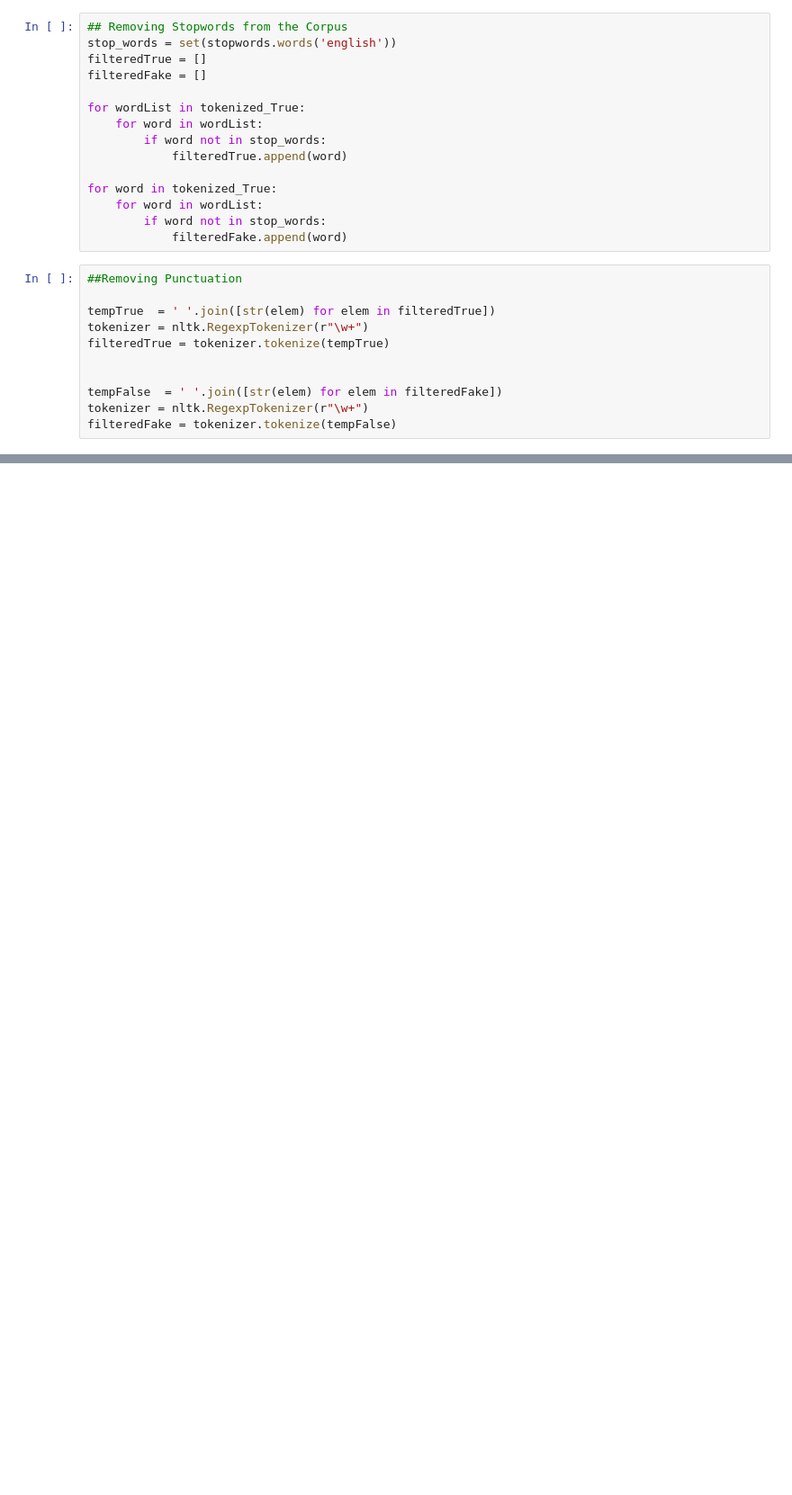
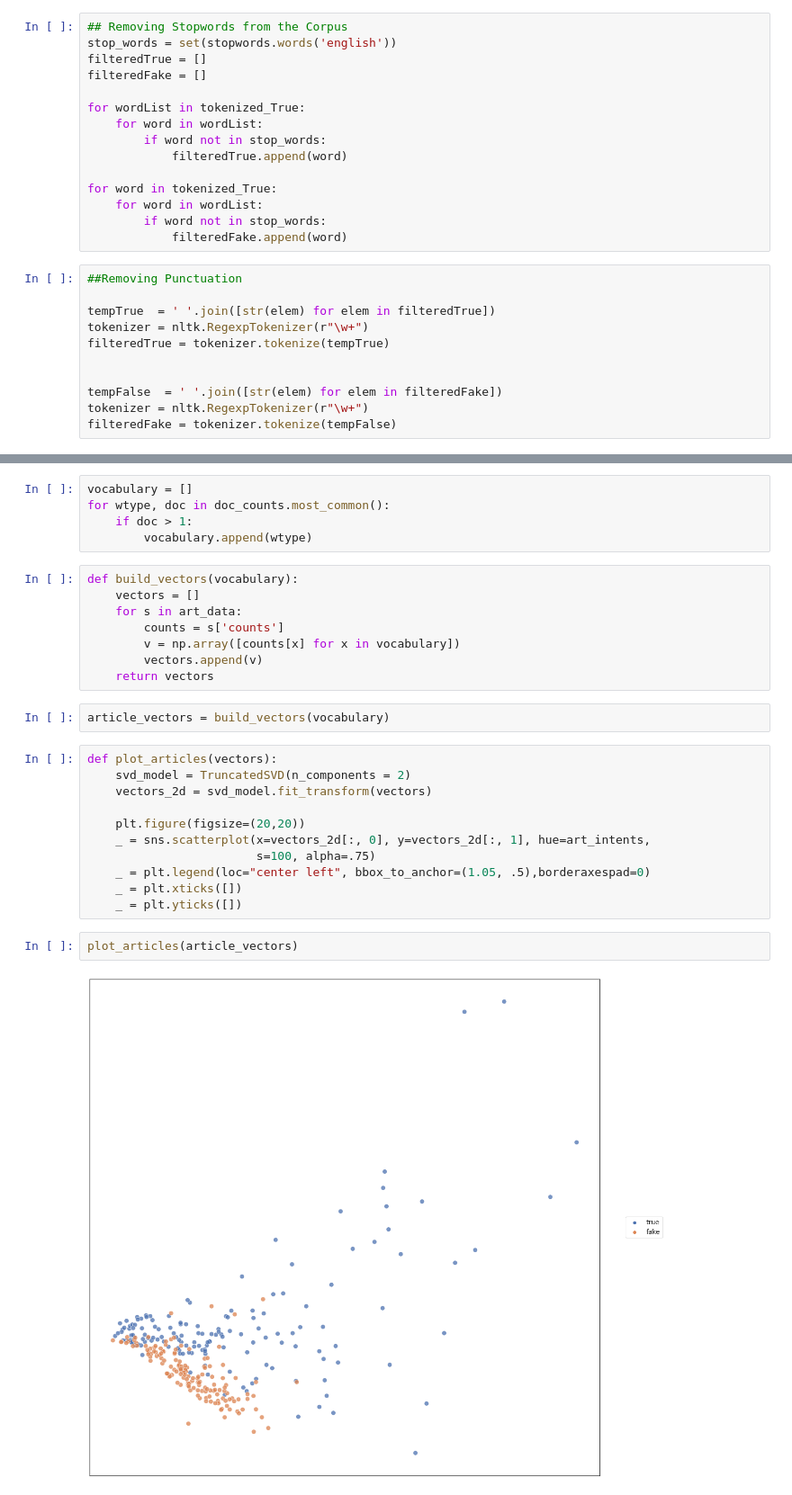
Before and after one commit to roy2219/info490cFinal, a Jupyter notebook: Tokenizing.ipynb, the cells around one changed output, grey strips where cells are left out. Shown at 90% size. Saved outputs shown, nothing was run; the diff lists cells and outputs as text; blank space fills up the shorter version.

Commit message:
finalized array creation, vectorizing, first feature visualizations

```diff
--- a/Tokenizing.ipynb
+++ b/Tokenizing.ipynb
@@ -113,0 +167,30 @@ for index, row in true.iterrows():
+# %%
+vocabulary = []
+for wtype, doc in doc_counts.most_common():
+    if doc > 1:
+        vocabulary.append(wtype)
+# %%
+def build_vectors(vocabulary):
+    vectors = []
+    for s in art_data:
+        counts = s['counts']
+        v = np.array([counts[x] for x in vocabulary])
+        vectors.append(v)
+    return vectors
+# %%
+article_vectors = build_vectors(vocabulary)
+# %%
+def plot_articles(vectors):
+    svd_model = TruncatedSVD(n_components = 2)
+    vectors_2d = svd_model.fit_transform(vectors)
+
+    plt.figure(figsize=(20,20))
+    _ = sns.scatterplot(x=vectors_2d[:, 0], y=vectors_2d[:, 1], hue=art_intents,
+                        s=100, alpha=.75)
+    _ = plt.legend(loc="center left", bbox_to_anchor=(1.05, .5),borderaxespad=0)
+    _ = plt.xticks([])
+    _ = plt.yticks([])
+# %%
+plot_articles(article_vectors)
+# %% [output]
+[figure, added]
```
Also changed, not shown: parts of 5 cells of this notebook.
